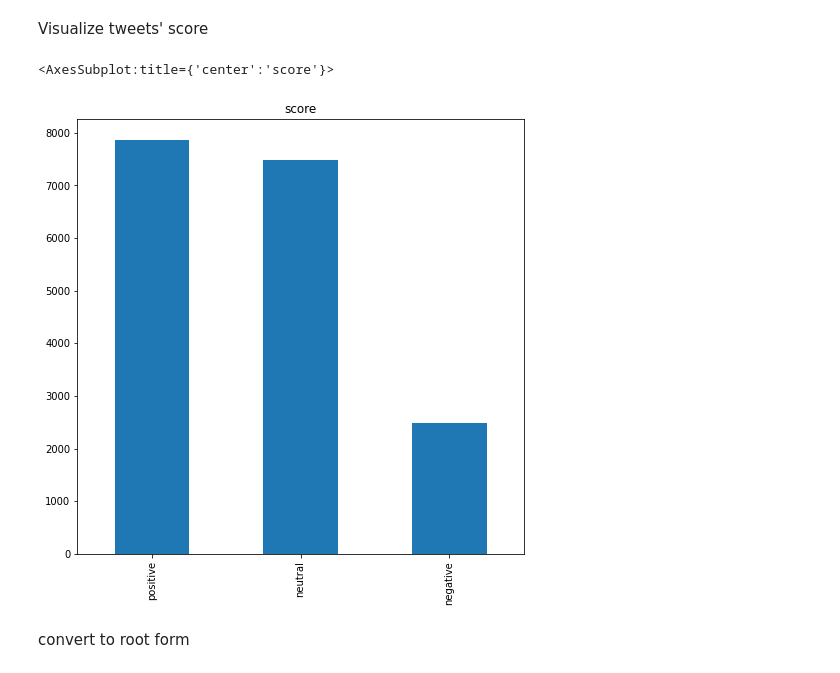
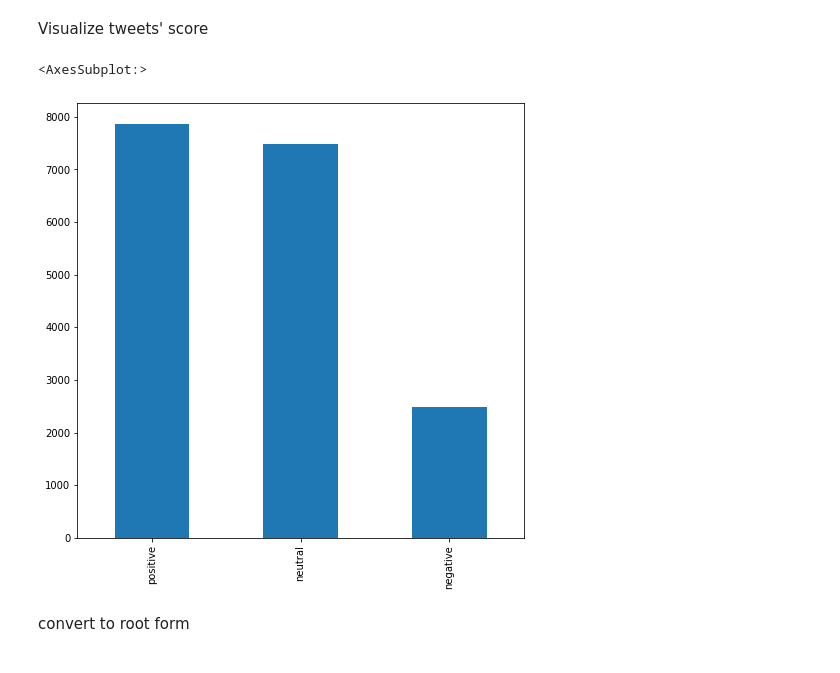
Before and after one commit to Nathnael12/Twitter-Data-Analysis, a Jupyter notebook: notebooks/model.ipynb, the cells around one changed output. Cells and saved outputs as stored; diff of their text form; code cells hidden in the pictures.

```diff
--- a/notebooks/model.ipynb
+++ b/notebooks/model.ipynb
@@ -55,10 +55,10 @@ from scipy.sparse import csr_matrix
 Visualize tweets' score
 # %%
 score_count =  cleaned_df['score'].value_counts()
-score_count.plot(kind="bar", y="score", title="score", figsize=[8, 8])
+score_count.plot(kind="bar", figsize=[8, 8])
 # %% [output]
-<AxesSubplot:title={'center':'score'}>
+<AxesSubplot:>
-[figure, old version]
+[figure, new version]
 # %% [markdown]
 convert to root form
 # %%
```
Also changed, not shown: parts of 17 cells of this notebook.
